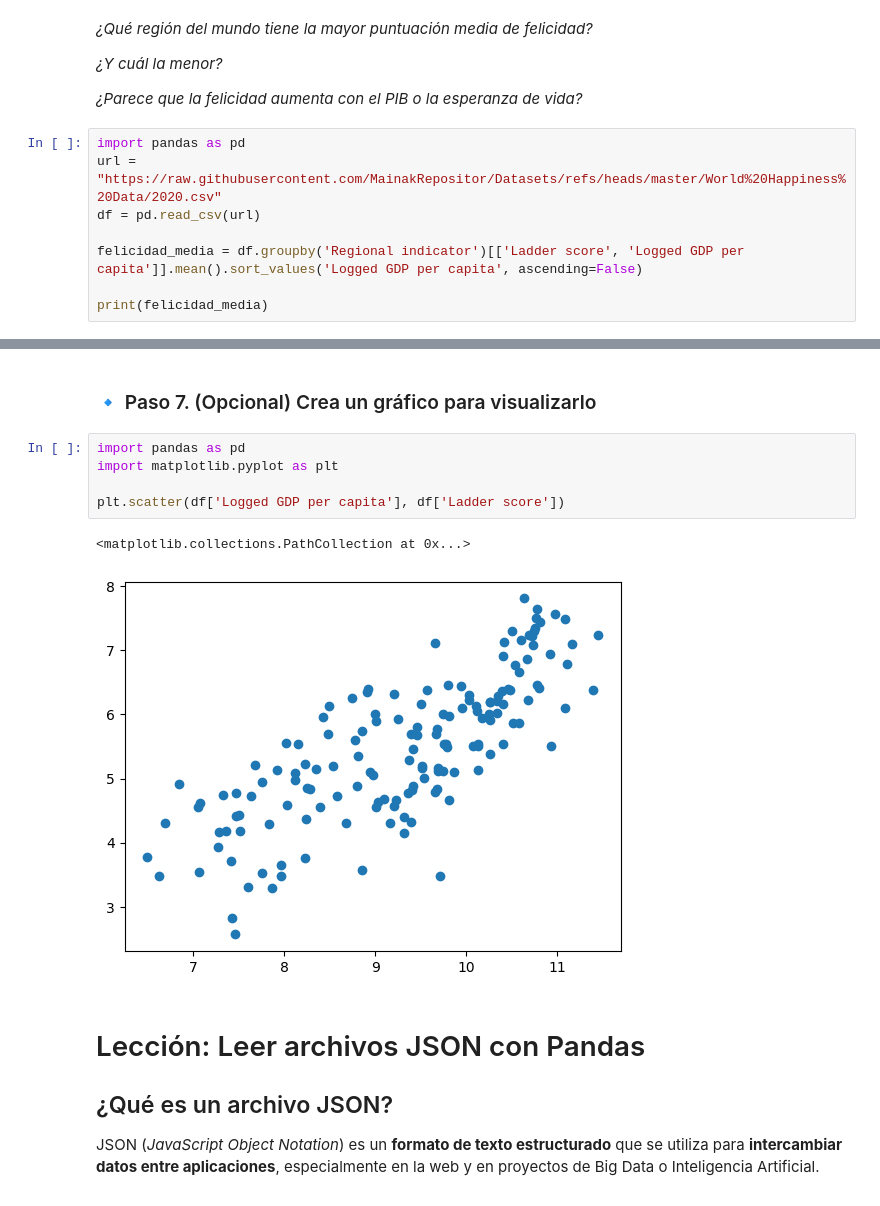
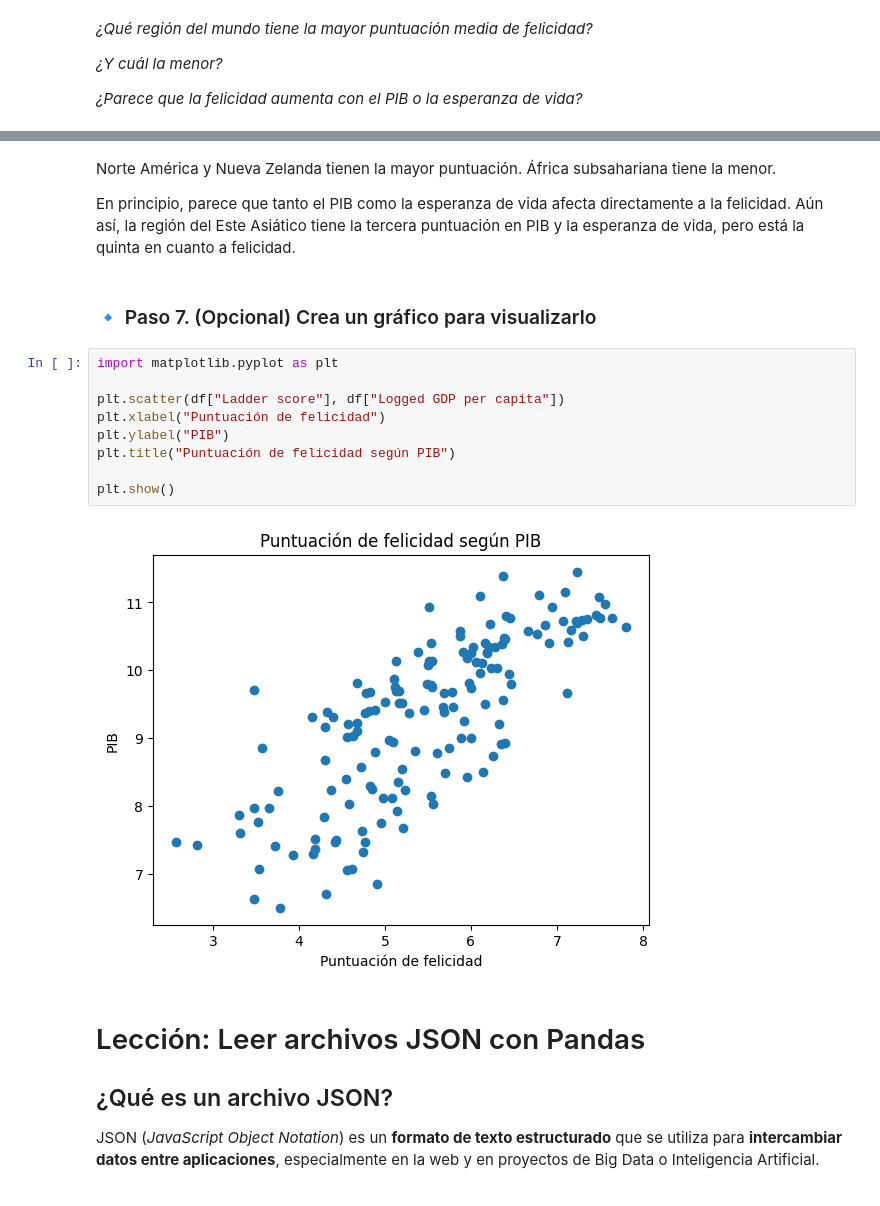
Before and after one commit to Ciclo-Especializacion-IA-y-BigData/actividad-numpy-y-pandas-GuillenteN, a Jupyter notebook: Tutorial_Pandas.ipynb, the cells around one changed output, grey strips where cells are left out. Saved outputs shown, nothing was run; the diff lists cells and outputs as text.

```diff
--- a/Tutorial_Pandas.ipynb
+++ b/Tutorial_Pandas.ipynb
@@ -1070,11 +1147,3 @@ La columna existe
 *¿Y cuál la menor?*
 
 *¿Parece que la felicidad aumenta con el PIB o la esperanza de vida?*
-# %%
-import pandas as pd
-url = "https://raw.githubusercontent.com/MainakRepositor/Datasets/refs/heads/master/World%20Happiness%20Data/2020.csv"
-df = pd.read_csv(url)
-
-felicidad_media = df.groupby('Regional indicator')[['Ladder score', 'Logged GDP per capita']].mean().sort_values('Logged GDP per capita', ascending=False)
-
-print(felicidad_media)
@@ -1094,13 +1165,20 @@ Sub-Saharan Africa                      4.383495               7.904056
+# %% [markdown]
+Norte América y Nueva Zelanda tienen la mayor puntuación. África subsahariana tiene la menor.
+
+En principio, parece que tanto el PIB como la esperanza de vida afecta directamente a la felicidad. Aún así, la región del Este Asiático tiene la tercera puntuación en PIB y la esperanza de vida, pero está la quinta en cuanto a felicidad.
 # %% [markdown]
 ### 🔹 Paso 7. (Opcional) Crea un gráfico para visualizarlo
 # %%
-import pandas as pd
 import matplotlib.pyplot as plt
 
-plt.scatter(df['Logged GDP per capita'], df['Ladder score'])
+plt.scatter(df["Ladder score"], df["Logged GDP per capita"])
+plt.xlabel("Puntuación de felicidad")
+plt.ylabel("PIB")
+plt.title("Puntuación de felicidad según PIB")
+
+plt.show()
 # %% [output]
-<matplotlib.collections.PathCollection at 0x...>
-[figure, old version]
+[figure, new version]
 # %% [markdown]
 #  Lección: Leer archivos JSON con Pandas
 
```
Also changed, not shown: parts of 66 cells of this notebook.
